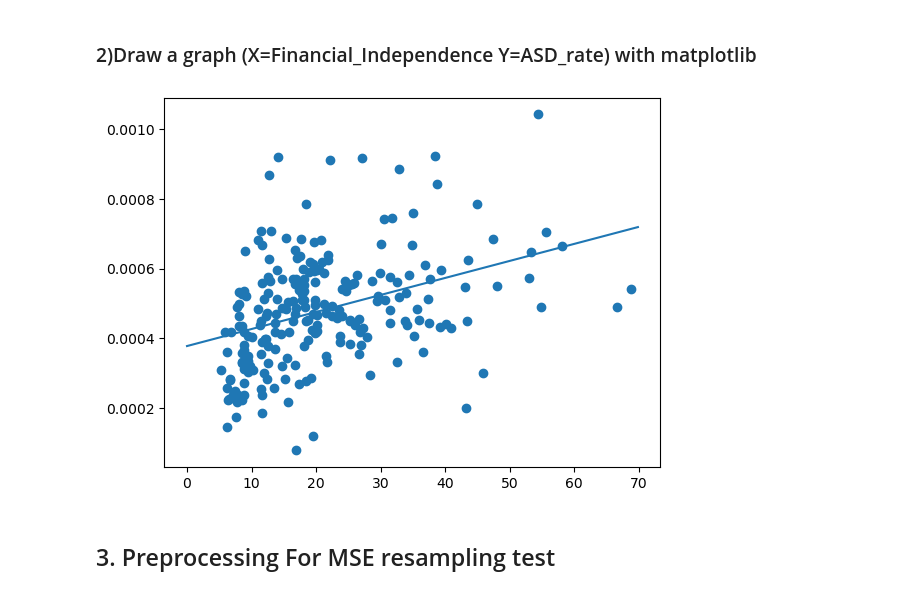
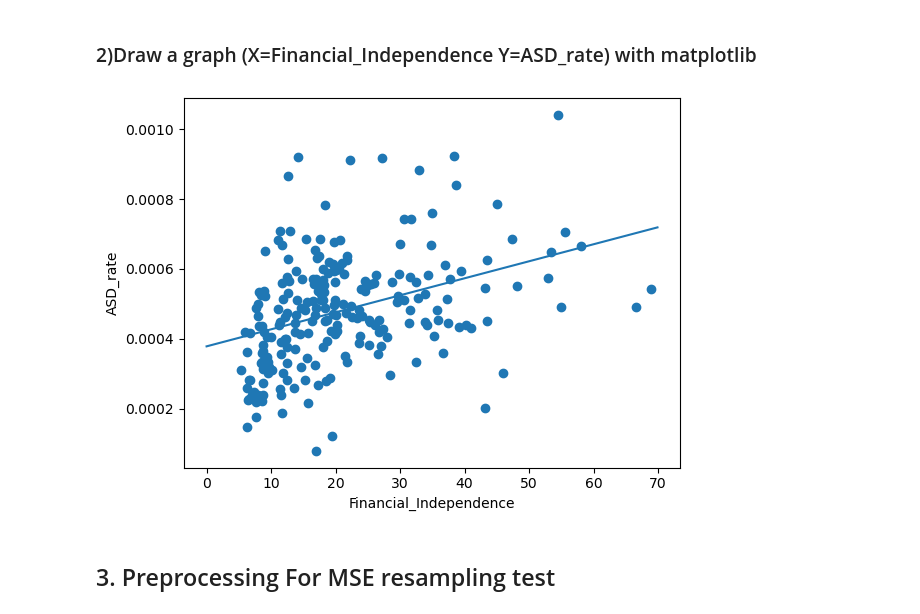
Before and after one commit to milkywaypeko/ASD_FI_Correlation, a Jupyter notebook: ASD_ID_FI_Correlation.ipynb, the cells around one changed output. Cells and saved outputs as stored; diff of their text form; code cells hidden in the pictures.

```diff
--- a/ASD_ID_FI_Correlation.ipynb
+++ b/ASD_ID_FI_Correlation.ipynb
@@ -260,11 +262,13 @@ Notes:
 # %%
 FI_OLS_x = np.arange(0, 70, 0.1)
 FI_OLS_y = [ASD_rate_ols_sm_results.predict([1, x]) for x in FI_OLS_x]
 plt.scatter(data['Financial_Independence'], data['ASD_rate'])
 plt.plot(FI_OLS_x, FI_OLS_y)
+plt.xlabel('Financial_Independence')
+plt.ylabel('ASD_rate')
 plt.show()
 # %% [output]
-[figure, old version]
+[figure, new version]
 # %% [markdown]
 ## 3. Preprocessing For MSE resampling test
 # %%
```
Also changed, not shown: parts of 16 cells of this notebook.
